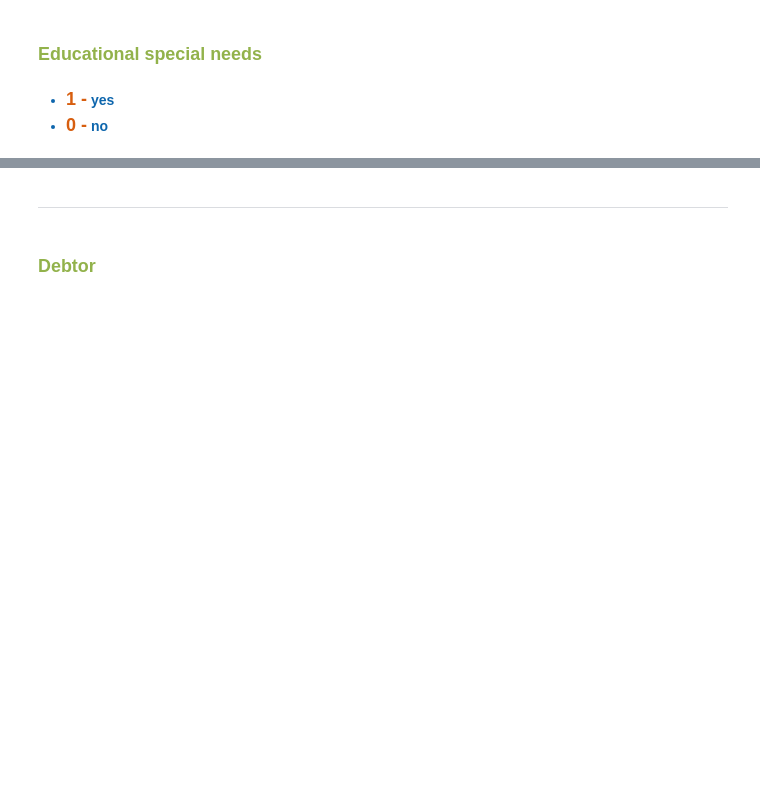
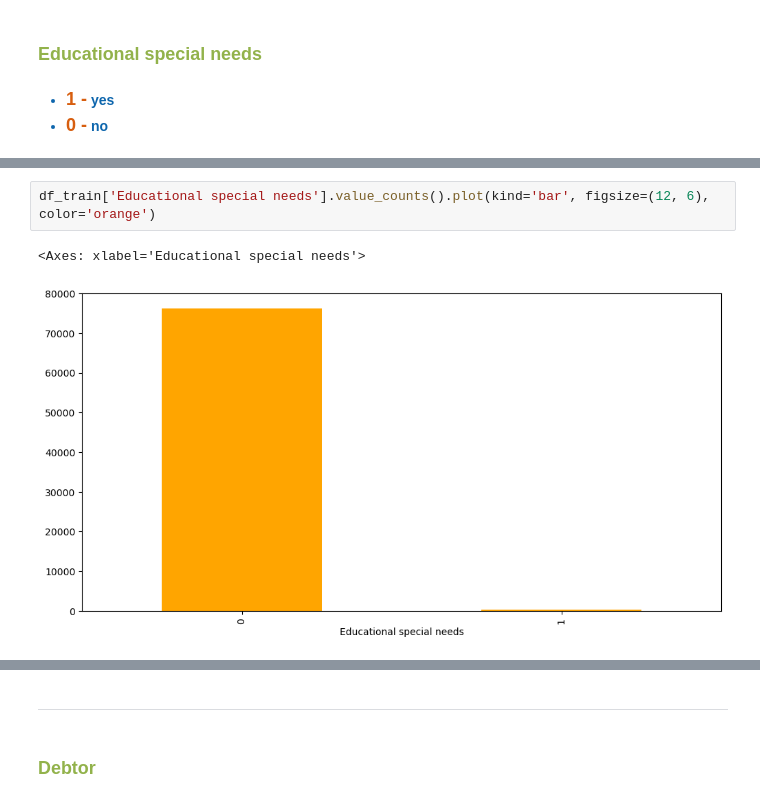
Before and after one commit to hibahdesu/Kaggle-Competitions, a Jupyter notebook: Classification with an Academic Success Dataset/My Analysis Part.ipynb, the cells around one changed output, grey strips where cells are left out. Saved outputs shown, nothing was run; the diff lists cells and outputs as text; blank space fills up the shorter version.

```diff
--- a/Classification with an Academic Success Dataset/My Analysis Part.ipynb
+++ b/Classification with an Academic Success Dataset/My Analysis Part.ipynb
@@ -689,0 +696,5 @@ df_train['Educational special needs'].value_counts
+# %%
+df_train['Educational special needs'].value_counts().plot(kind='bar', figsize=(12, 6), color='orange')
+# %% [output]
+<Axes: xlabel='Educational special needs'>
+[figure, added]
```
Also changed, not shown: parts of 41 cells of this notebook.
